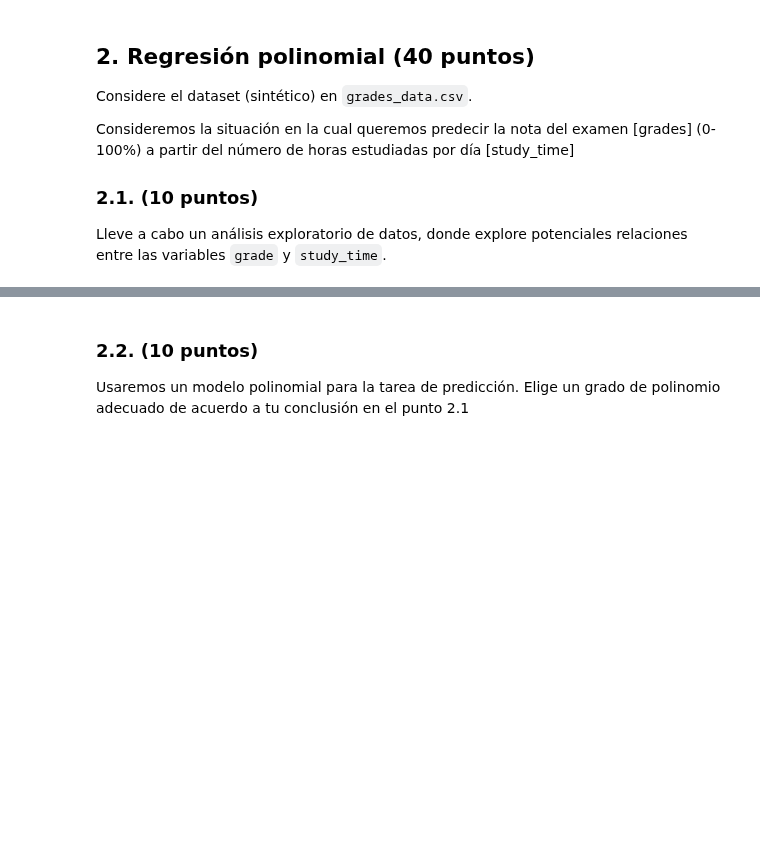
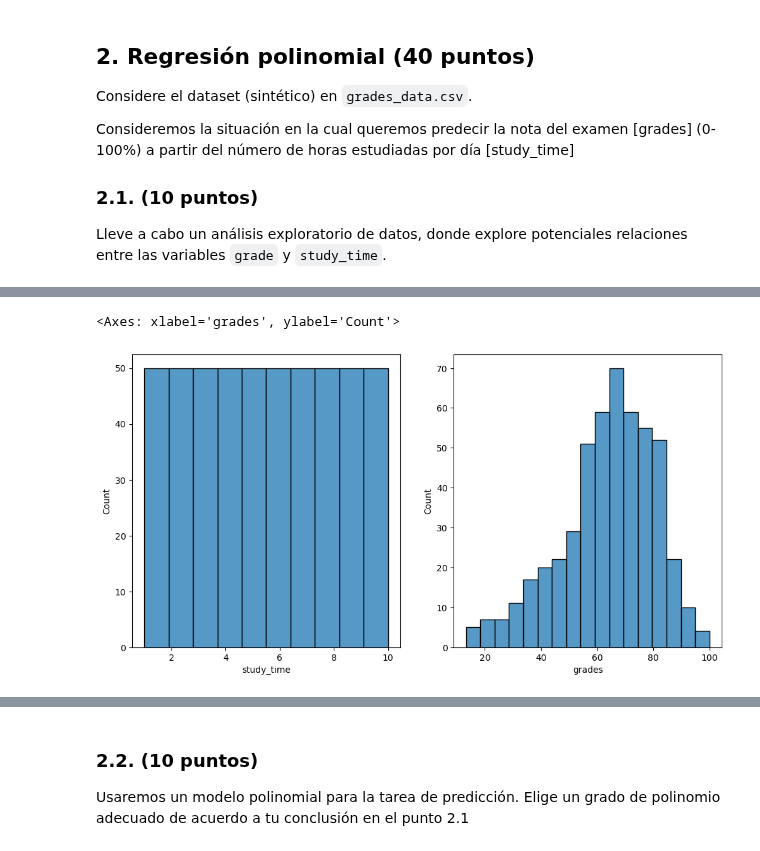
Before and after one commit to Carispa/Metodos-Bayesianos, a Jupyter notebook: Examenes/Examen1/examen1.ipynb, the cells around one changed output, grey strips where cells are left out. Cells and saved outputs as stored; diff of their text form; code cells hidden in the pictures; blank space fills up the shorter version.

```diff
--- a/Examenes/Examen1/examen1.ipynb
+++ b/Examenes/Examen1/examen1.ipynb
@@ -70,0 +251,3 @@ Lleve a cabo un análisis exploratorio de datos, donde explore potenciales relac
+# %%
+df = pd.read_csv("grades_data.csv")
+df.head()
@@ -70,0 +288,7 @@ Lleve a cabo un análisis exploratorio de datos, donde explore potenciales relac
+# %%
+fig,(ax1,ax2) = plt.subplots(nrows=1, ncols=2, figsize=(12,6))
+sns.histplot(data=df['study_time'], ax=ax1)
+sns.histplot(data=df['grades'],ax=ax2)
+# %% [output]
+<Axes: xlabel='grades', ylabel='Count'>
+[figure, added]
```
Also changed, not shown: parts of 37 cells of this notebook.
